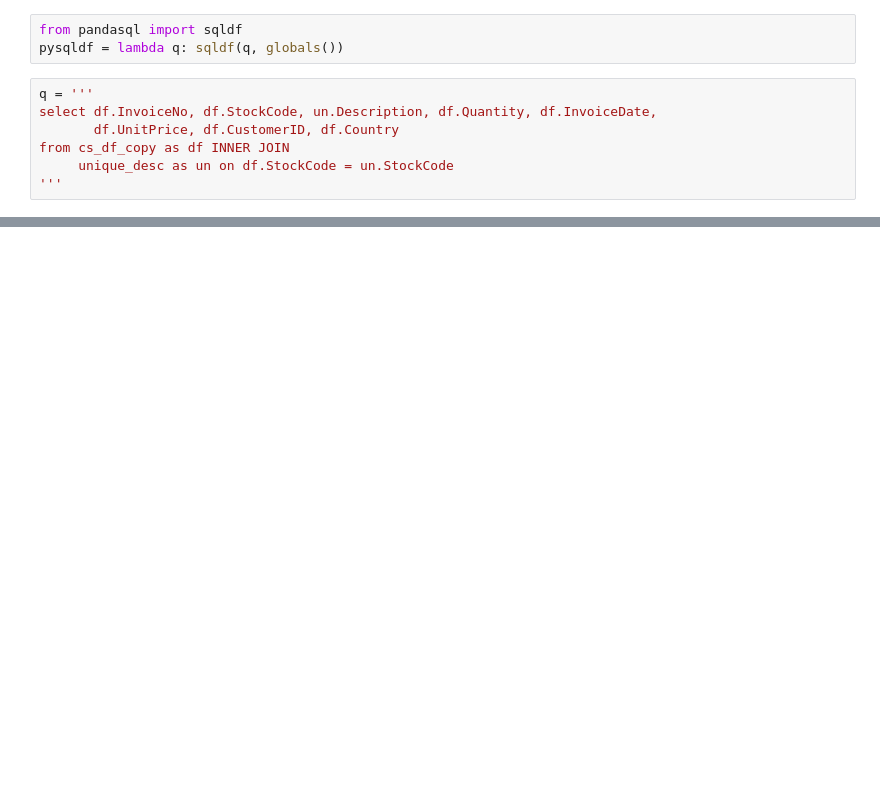
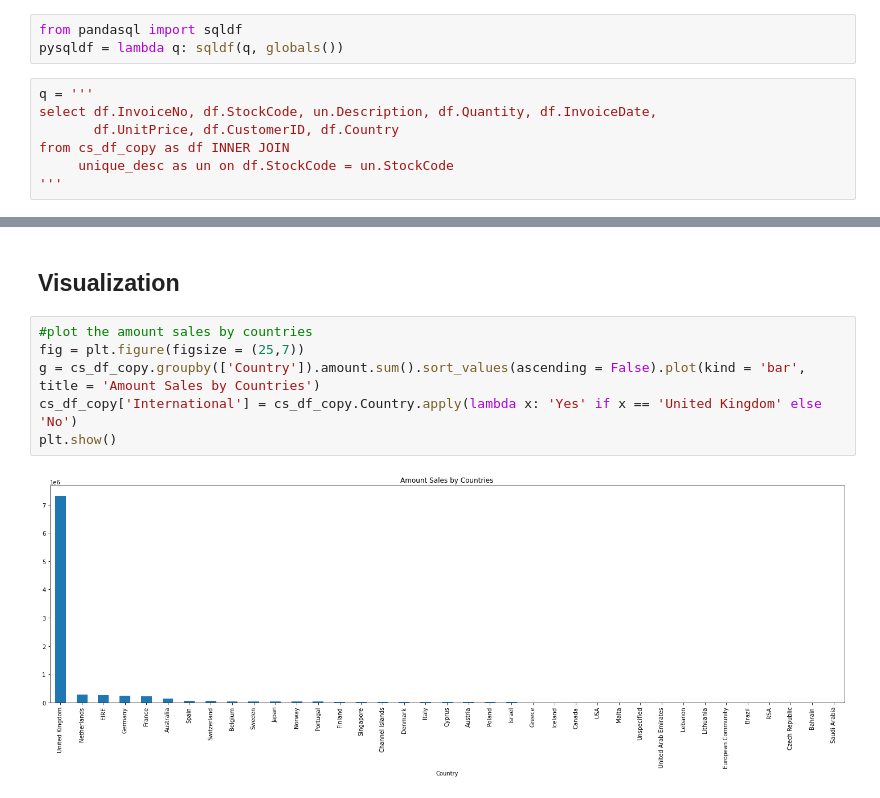
Before and after one commit to HanDuyNguyen/Data-Science-Projects, a Jupyter notebook: Machine Learning for Retails/market-segmentation.ipynb, the cells around one changed output, grey strips where cells are left out. Drawn from its saved outputs; the diff is of its cells as text; blank space fills up the shorter version.

```diff
--- a/Machine Learning for Retails/market-segmentation.ipynb
+++ b/Machine Learning for Retails/market-segmentation.ipynb
@@ -366,0 +394,10 @@ KeyError: 'distinct'
+# %% [markdown]
+## Visualization
+# %%
+#plot the amount sales by countries
+fig = plt.figure(figsize = (25,7))
+g = cs_df_copy.groupby(['Country']).amount.sum().sort_values(ascending = False).plot(kind = 'bar', title = 'Amount Sales by Countries')
+cs_df_copy['International'] = cs_df_copy.Country.apply(lambda x: 'Yes' if x == 'United Kingdom' else 'No')
+plt.show()
+# %% [output]
+[figure, added]
```
Also changed, not shown: parts of 32 cells of this notebook.
